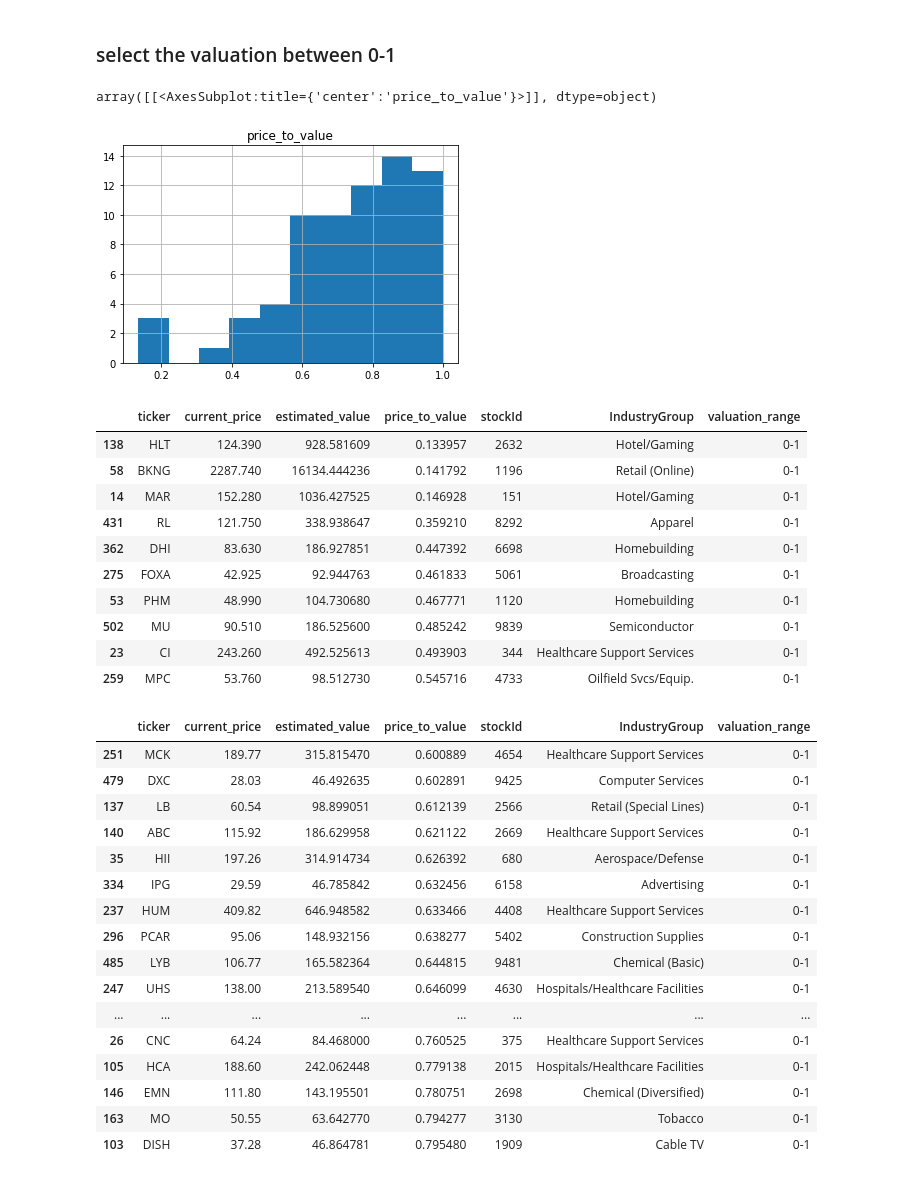
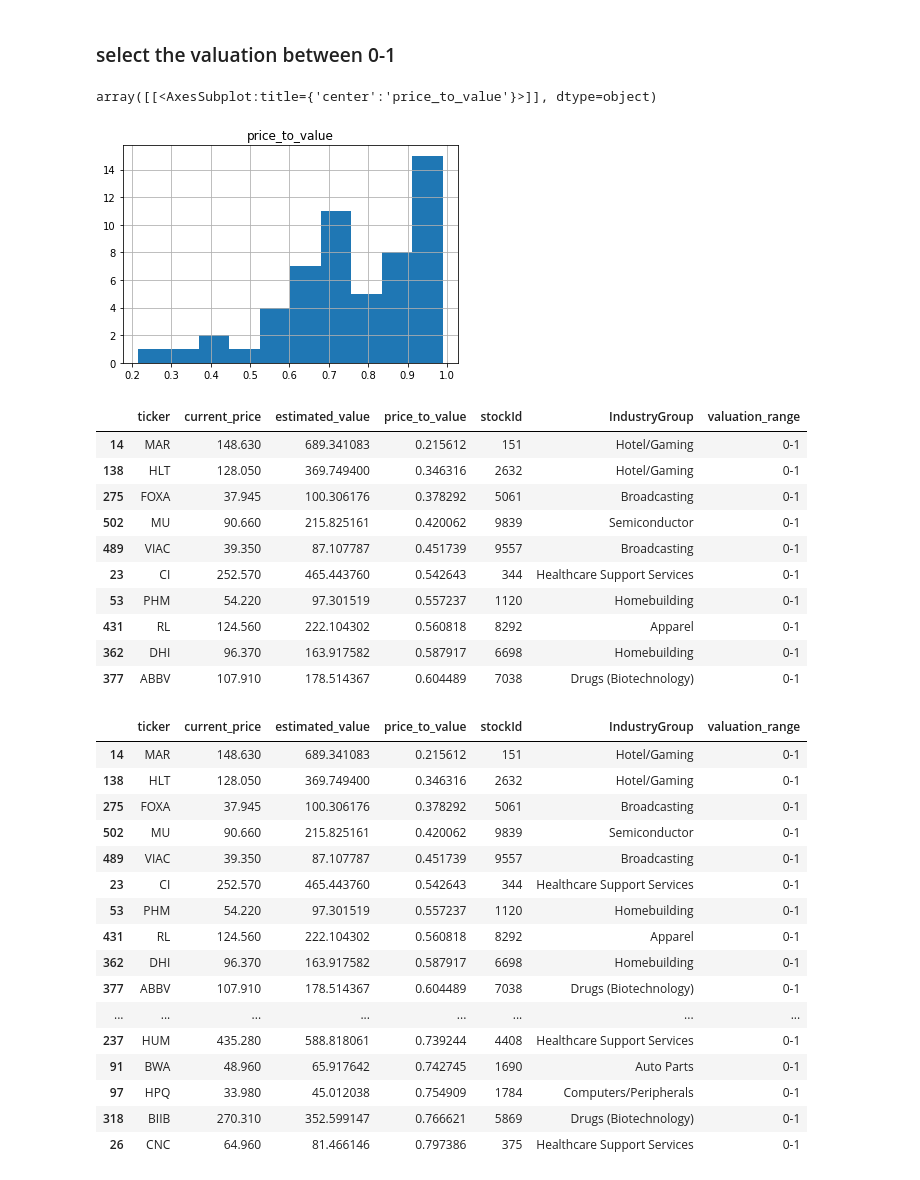
Before and after one commit to dark7wind/stock_fundamental_valuation, a Jupyter notebook: result/analysis/20210322_analysis_SP500.ipynb, the cells around one changed output. Drawn from its saved outputs; the diff is of its cells as text; code cells hidden in the pictures.

```diff
--- a/result/analysis/20210322_analysis_SP500.ipynb
+++ b/result/analysis/20210322_analysis_SP500.ipynb
@@ -36,7 +36,7 @@ df_stock_info.head(5)
 # %% [markdown]
 ## load the file
 # %%
-file = '../20210321_valuation_result_sp500.csv'
+file = '../20210419_valuation_result_sp500.csv'
 df_valuation = pd.read_csv(file)
 # %%
 df_valuation.head(5)
@@ -142,38 +142,38 @@ df = df.sort_values(by=['price_to_value'])
 df.hist(column="price_to_value")
 # %% [output]
 array([[<AxesSubplot:title={'center':'price_to_value'}>]], dtype=object)
-[figure, old version]
+[figure, new version]
 # %%
 df.head(10)
 # %% [output]
 |  | ticker | current_price | estimated_value | price_to_value | stockId | IndustryGroup | valuation_range |
-| 138 | HLT | 124.390 | 928.581609 | 0.133957 | 2632 | Hotel/Gaming | 0-1 |
-| 58 | BKNG | 2287.740 | 16134.444236 | 0.141792 | 1196 | Retail (Online) | 0-1 |
-| 14 | MAR | 152.280 | 1036.427525 | 0.146928 | 151 | Hotel/Gaming | 0-1 |
-| 431 | RL | 121.750 | 338.938647 | 0.359210 | 8292 | Apparel | 0-1 |
-| 362 | DHI | 83.630 | 186.927851 | 0.447392 | 6698 | Homebuilding | 0-1 |
-| 275 | FOXA | 42.925 | 92.944763 | 0.461833 | 5061 | Broadcasting | 0-1 |
-| 53 | PHM | 48.990 | 104.730680 | 0.467771 | 1120 | Homebuilding | 0-1 |
-| 502 | MU | 90.510 | 186.525600 | 0.485242 | 9839 | Semiconductor | 0-1 |
-| 23 | CI | 243.260 | 492.525613 | 0.493903 | 344 | Healthcare Support Services | 0-1 |
-| 259 | MPC | 53.760 | 98.512730 | 0.545716 | 4733 | Oilfield Svcs/Equip. | 0-1 |
+| 14 | MAR | 148.630 | 689.341083 | 0.215612 | 151 | Hotel/Gaming | 0-1 |
+| 138 | HLT | 128.050 | 369.749400 | 0.346316 | 2632 | Hotel/Gaming | 0-1 |
+| 275 | FOXA | 37.945 | 100.306176 | 0.378292 | 5061 | Broadcasting | 0-1 |
+| 502 | MU | 90.660 | 215.825161 | 0.420062 | 9839 | Semiconductor | 0-1 |
+| 489 | VIAC | 39.350 | 87.107787 | 0.451739 | 9557 | Broadcasting | 0-1 |
+| 23 | CI | 252.570 | 465.443760 | 0.542643 | 344 | Healthcare Support Services | 0-1 |
+| 53 | PHM | 54.220 | 97.301519 | 0.557237 | 1120 | Homebuilding | 0-1 |
+| 431 | RL | 124.560 | 222.104302 | 0.560818 | 8292 | Apparel | 0-1 |
+| 362 | DHI | 96.370 | 163.917582 | 0.587917 | 6698 | Homebuilding | 0-1 |
+| 377 | ABBV | 107.910 | 178.514367 | 0.604489 | 7038 | Drugs (Biotechnology) | 0-1 |
 # %%
-df.loc[(df['price_to_value']>0.6) & (df['price_to_value']<0.8)]
+df.loc[(df['price_to_value']>0.1) & (df['price_to_value']<0.8)]
 # %% [output]
 |  | ticker | current_price | estimated_value | price_to_value | stockId | IndustryGroup | valuation_range |
-| 251 | MCK | 189.77 | 315.815470 | 0.600889 | 4654 | Healthcare Support Services | 0-1 |
-| 479 | DXC | 28.03 | 46.492635 | 0.602891 | 9425 | Computer Services | 0-1 |
-| 137 | LB | 60.54 | 98.899051 | 0.612139 | 2566 | Retail (Special Lines) | 0-1 |
-| 140 | ABC | 115.92 | 186.629958 | 0.621122 | 2669 | Healthcare Support Services | 0-1 |
-| 35 | HII | 197.26 | 314.914734 | 0.626392 | 680 | Aerospace/Defense | 0-1 |
-| 334 | IPG | 29.59 | 46.785842 | 0.632456 | 6158 | Advertising | 0-1 |
-| 237 | HUM | 409.82 | 646.948582 | 0.633466 | 4408 | Healthcare Support Services | 0-1 |
-| 296 | PCAR | 95.06 | 148.932156 | 0.638277 | 5402 | Construction Supplies | 0-1 |
-| 485 | LYB | 106.77 | 165.582364 | 0.644815 | 9481 | Chemical (Basic) | 0-1 |
-| 247 | UHS | 138.00 | 213.589540 | 0.646099 | 4630 | Hospitals/Healthcare Facilities | 0-1 |
+| 14 | MAR | 148.630 | 689.341083 | 0.215612 | 151 | Hotel/Gaming | 0-1 |
+| 138 | HLT | 128.050 | 369.749400 | 0.346316 | 2632 | Hotel/Gaming | 0-1 |
+| 275 | FOXA | 37.945 | 100.306176 | 0.378292 | 5061 | Broadcasting | 0-1 |
+| 502 | MU | 90.660 | 215.825161 | 0.420062 | 9839 | Semiconductor | 0-1 |
+| 489 | VIAC | 39.350 | 87.107787 | 0.451739 | 9557 | Broadcasting | 0-1 |
+| 23 | CI | 252.570 | 465.443760 | 0.542643 | 344 | Healthcare Support Services | 0-1 |
+| 53 | PHM | 54.220 | 97.301519 | 0.557237 | 1120 | Homebuilding | 0-1 |
+| 431 | RL | 124.560 | 222.104302 | 0.560818 | 8292 | Apparel | 0-1 |
+| 362 | DHI | 96.370 | 163.917582 | 0.587917 | 6698 | Homebuilding | 0-1 |
+| 377 | ABBV | 107.910 | 178.514367 | 0.604489 | 7038 | Drugs (Biotechnology) | 0-1 |
 | ... | ... | ... | ... | ... | ... | ... | ... |
-| 26 | CNC | 64.24 | 84.468000 | 0.760525 | 375 | Healthcare Support Services | 0-1 |
-| 105 | HCA | 188.60 | 242.062448 | 0.779138 | 2015 | Hospitals/Healthcare Facilities | 0-1 |
-| 146 | EMN | 111.80 | 143.195501 | 0.780751 | 2698 | Chemical (Diversified) | 0-1 |
-| 163 | MO | 50.55 | 63.642770 | 0.794277 | 3130 | Tobacco | 0-1 |
-| 103 | DISH | 37.28 | 46.864781 | 0.795480 | 1909 | Cable TV | 0-1 |
+| 237 | HUM | 435.280 | 588.818061 | 0.739244 | 4408 | Healthcare Support Services | 0-1 |
+| 91 | BWA | 48.960 | 65.917642 | 0.742745 | 1690 | Auto Parts | 0-1 |
+| 97 | HPQ | 33.980 | 45.012038 | 0.754909 | 1784 | Computers/Peripherals | 0-1 |
+| 318 | BIIB | 270.310 | 352.599147 | 0.766621 | 5869 | Drugs (Biotechnology) | 0-1 |
+| 26 | CNC | 64.960 | 81.466146 | 0.797386 | 375 | Healthcare Support Services | 0-1 |
```
Also changed, not shown: parts of 6 cells of this notebook.
